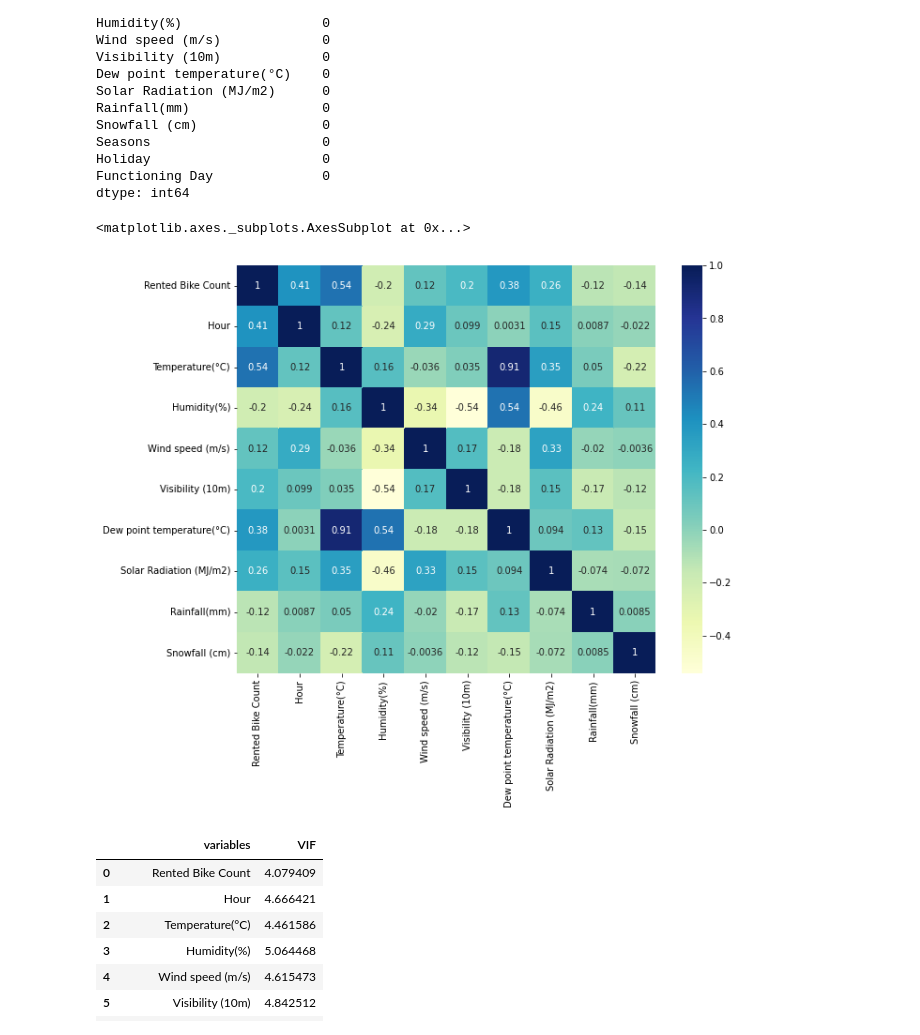
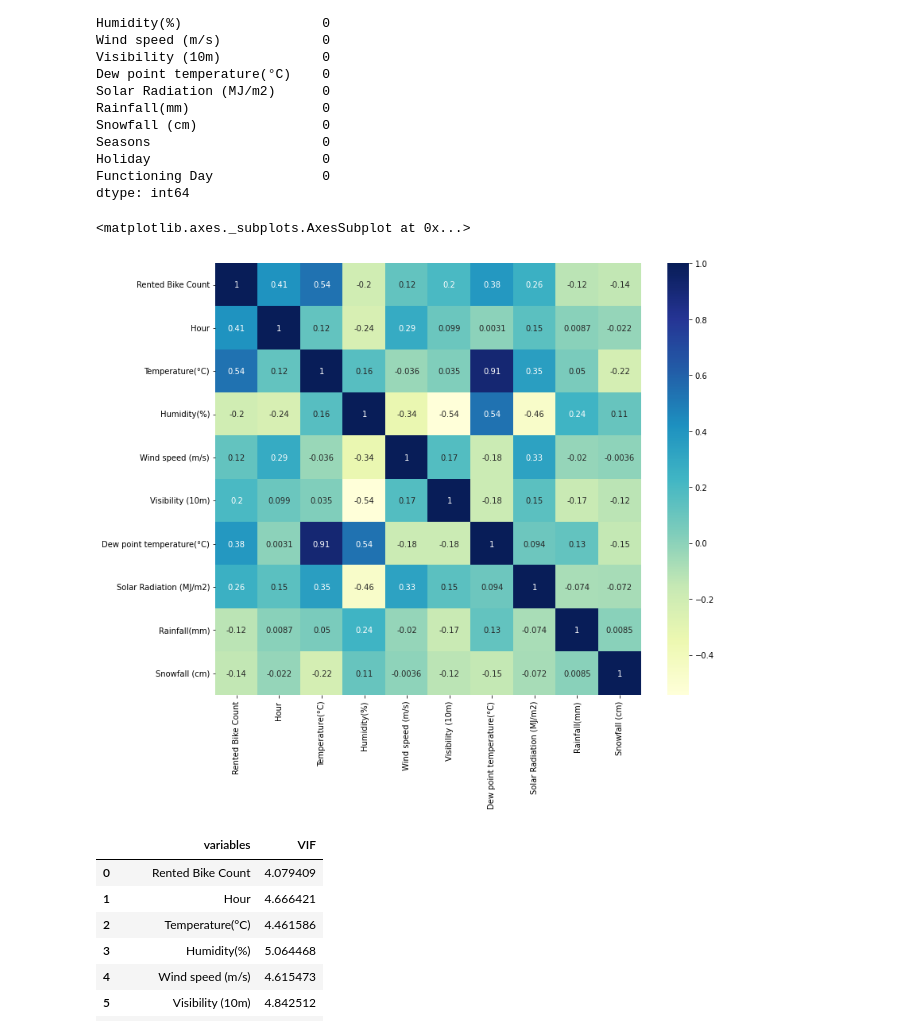
Before and after one commit to Hiteshlko1/Bike-sharing-demand-prediction, a Jupyter notebook: Bike_Sharing_Demand_Prediction_Capstone_Project_Hitesh_Verma.ipynb, the cells around one changed output. Saved outputs shown, nothing was run; the diff lists cells and outputs as text; code cells hidden in the pictures.

```diff
--- a/Bike_Sharing_Demand_Prediction_Capstone_Project_Hitesh_Verma.ipynb
+++ b/Bike_Sharing_Demand_Prediction_Capstone_Project_Hitesh_Verma.ipynb
@@ -148,10 +168,10 @@ Holiday                      0
 Functioning Day              0
 dtype: int64
 # %%
-# Chech correlation between the features
-plt.rcParams['figure.figsize']=(10,8)
+#checking correlation using heatmap
+plt.rcParams['figure.figsize']=(12,10)
 sns.heatmap(df.corr(), cmap="YlGnBu", annot=True)
 # %% [output]
 <matplotlib.axes._subplots.AxesSubplot at 0x...>
-[figure, old version]
+[figure, new version]
 # %%
```
Also changed, not shown: parts of 18 cells of this notebook.
